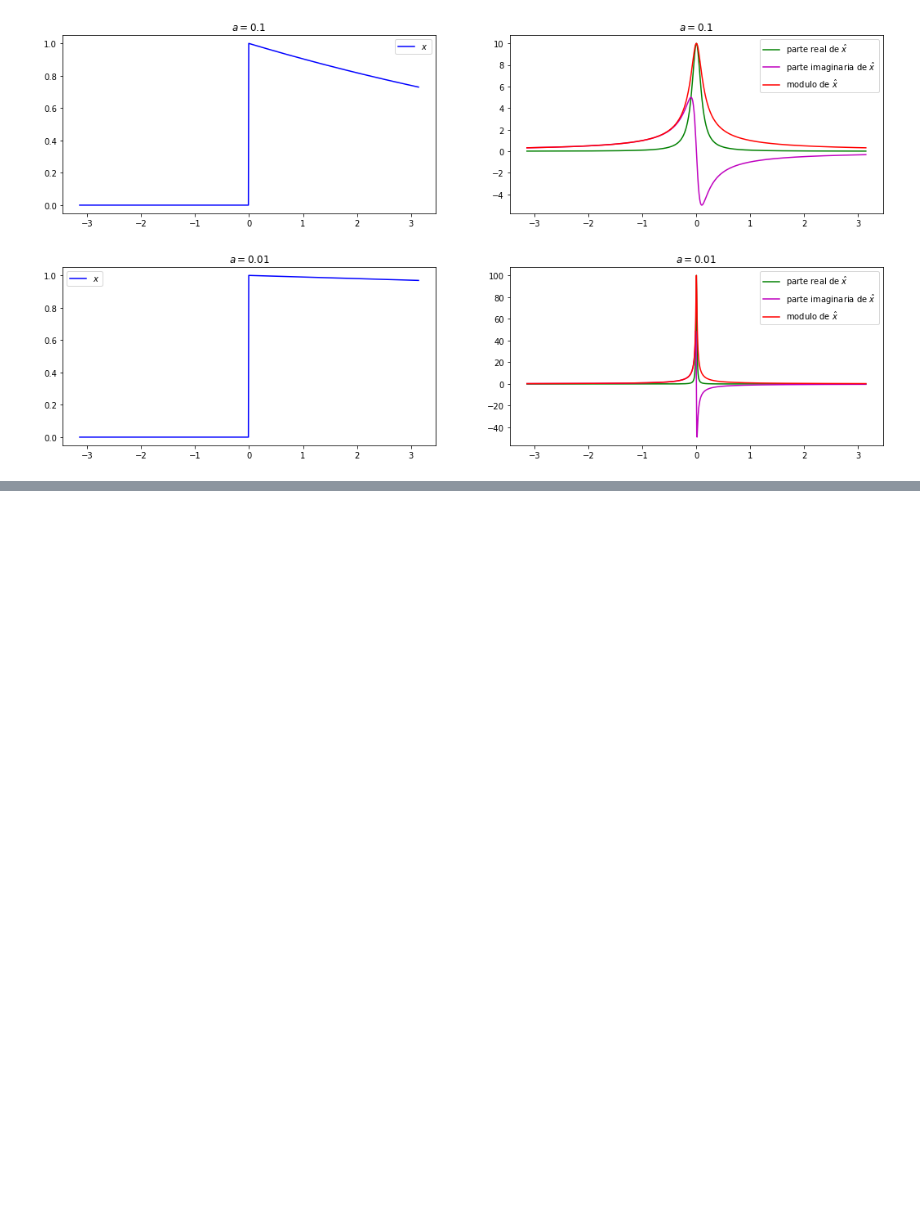
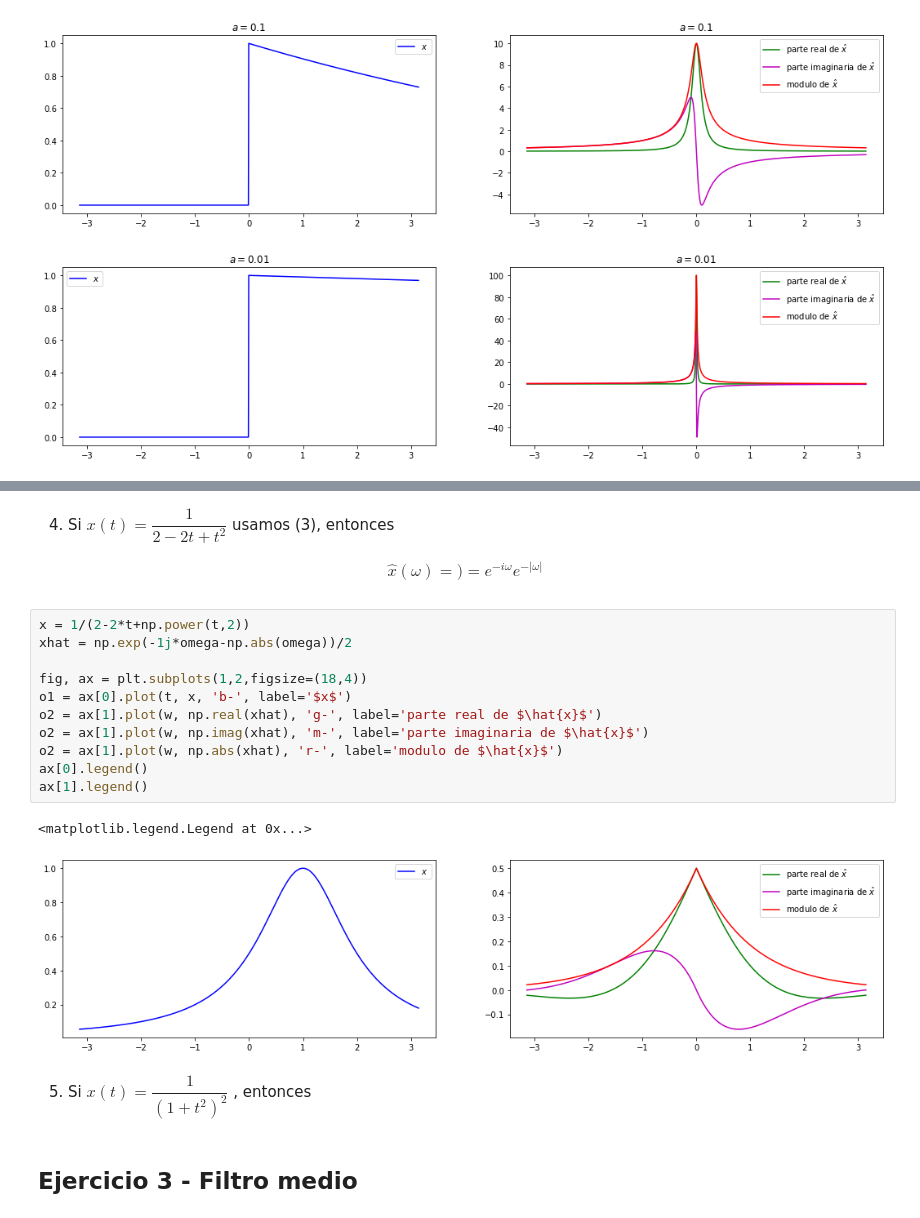
Before and after one commit to Jennipri/trabajofmps, a Jupyter notebook: tranajofmps.ipynb, the cells around one changed output, grey strips where cells are left out. Drawn from its saved outputs; the diff is of its cells as text; blank space fills up the shorter version.

```diff
--- a/tranajofmps.ipynb
+++ b/tranajofmps.ipynb
@@ -159,0 +206,26 @@ for a in [1, .1, .01]:
+# %% [markdown]
+4. Si  $x(t) = \dfrac{1}{2-2t+t^2}$ usamos (3), entonces
+
+
+\begin{eqnarray}
+  \hat{x}(\omega)=)=e^{-i \omega} e^{-|\omega|}
+\end{eqnarray}
+# %%
+x = 1/(2-2*t+np.power(t,2))
+xhat = np.exp(-1j*omega-np.abs(omega))/2
+
+fig, ax = plt.subplots(1,2,figsize=(18,4))
+o1 = ax[0].plot(t, x, 'b-', label='$x$')
+o2 = ax[1].plot(w, np.real(xhat), 'g-', label='parte real de $\hat{x}$')
+o2 = ax[1].plot(w, np.imag(xhat), 'm-', label='parte imaginaria de $\hat{x}$')
+o2 = ax[1].plot(w, np.abs(xhat), 'r-', label='modulo de $\hat{x}$')
+ax[0].legend()
+ax[1].legend()
+# %% [output]
+<matplotlib.legend.Legend at 0x...>
+[figure, added]
+# %% [markdown]
+5.  Si $x(t) = \dfrac{1}{(1+t^2)^2}$ , entonces
+# %% [markdown]
+Ejercicio 3 - Filtro medio
+---------------
```
Also changed, not shown: parts of 20 cells of this notebook.
